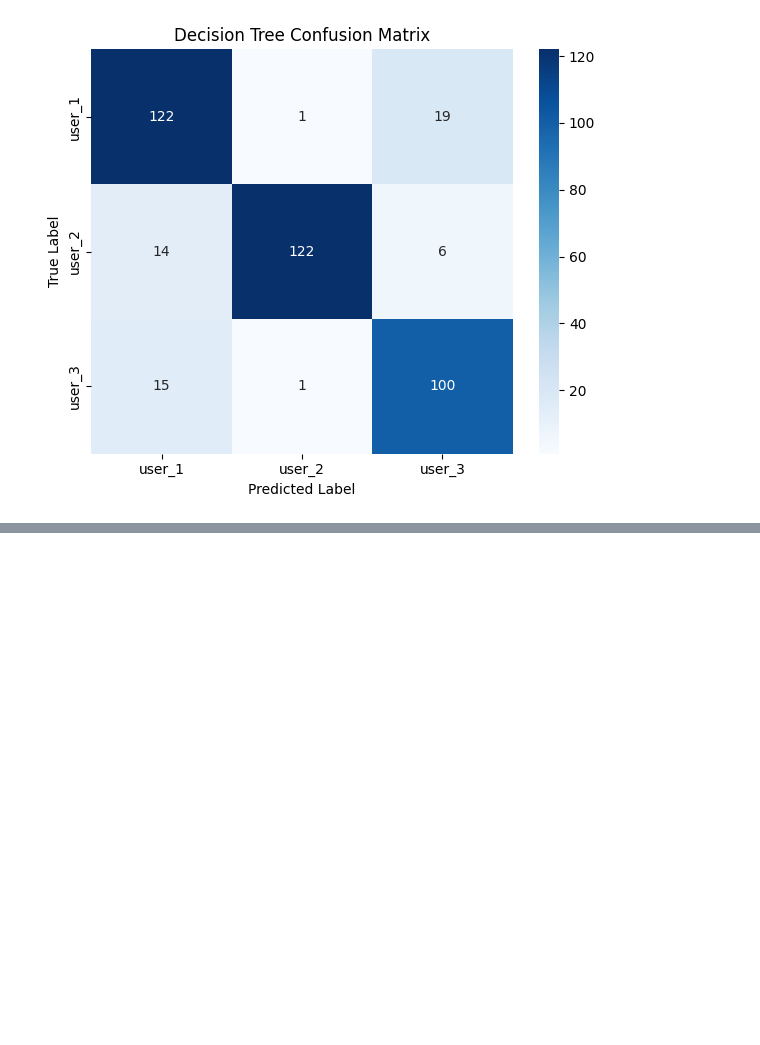
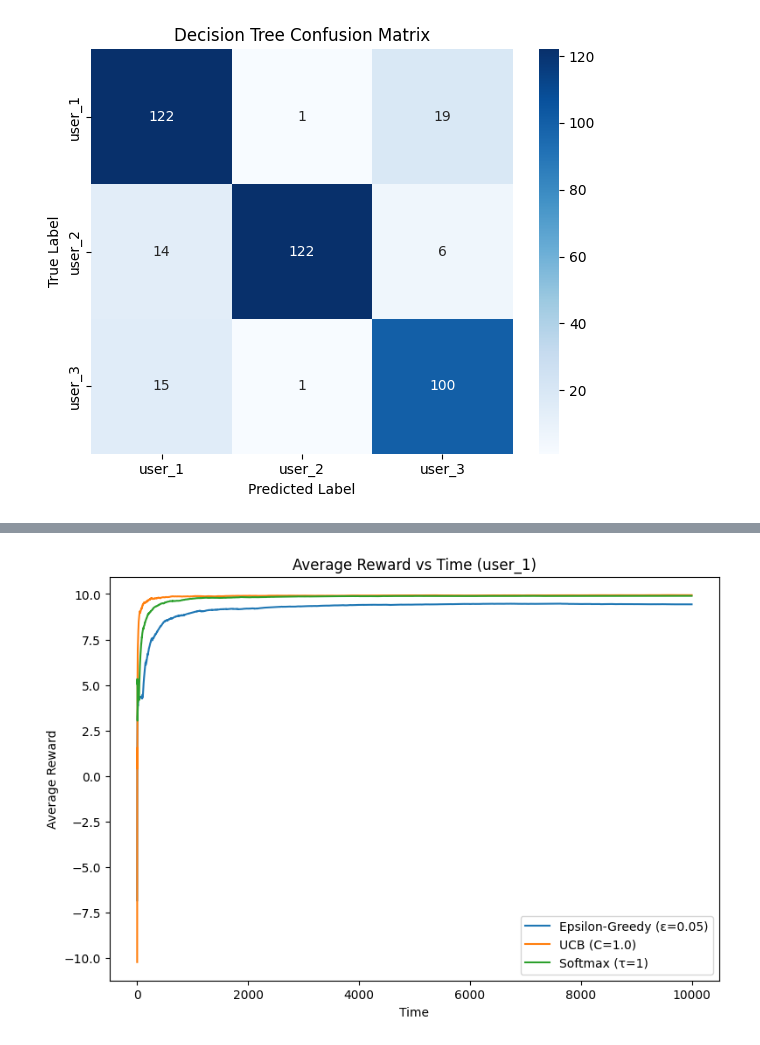
Before and after one commit to Uday30104/lab3-contextual-bandit, a Jupyter notebook: lab3_results_U20230020.ipynb, the cells around one changed output, grey strips where cells are left out. Cells and saved outputs as stored; diff of their text form; code cells hidden in the pictures; blank space fills up the shorter version.

```diff
--- a/lab3_results_U20230020.ipynb
+++ b/lab3_results_U20230020.ipynb
@@ -232,0 +843,35 @@ plt.show()
+# %%
+# -----------------------------------------
+# Average Reward vs Time (All Algorithms)
+# Example: user_1
+# -----------------------------------------
+
+ctx = "user_1"
+
+plt.figure(figsize=(9, 6))
+
+# Best epsilon-greedy
+plt.plot(
+    epsilon_results[ctx][0.05]["avg_rewards"],
+    label="Epsilon-Greedy (ε=0.05)"
+)
+
+# Best UCB
+plt.plot(
+    ucb_results[ctx][1.0]["avg_rewards"],
+    label="UCB (C=1.0)"
+)
+
+# Softmax
+plt.plot(
+    softmax_results[ctx]["avg_rewards"],
+    label="Softmax (τ=1)"
+)
+
+plt.xlabel("Time")
+plt.ylabel("Average Reward")
+plt.title("Average Reward vs Time (user_1)")
+plt.legend()
+plt.show()
+# %% [output]
+[figure, added]
```
Also changed, not shown: parts of 46 cells of this notebook, 1 other file.
